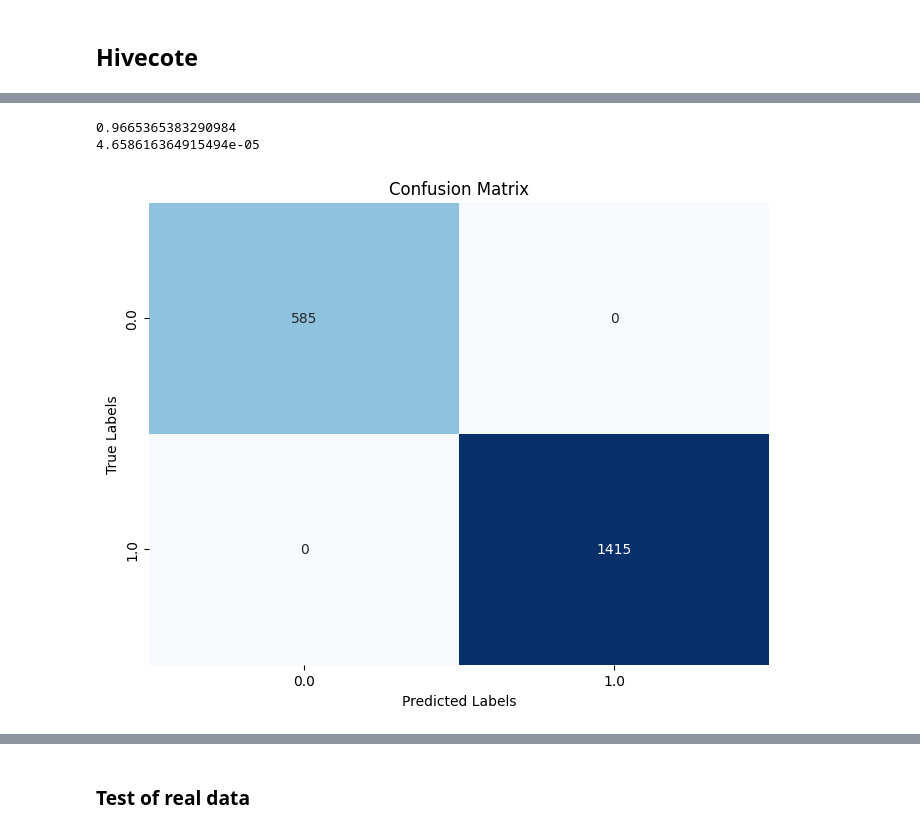
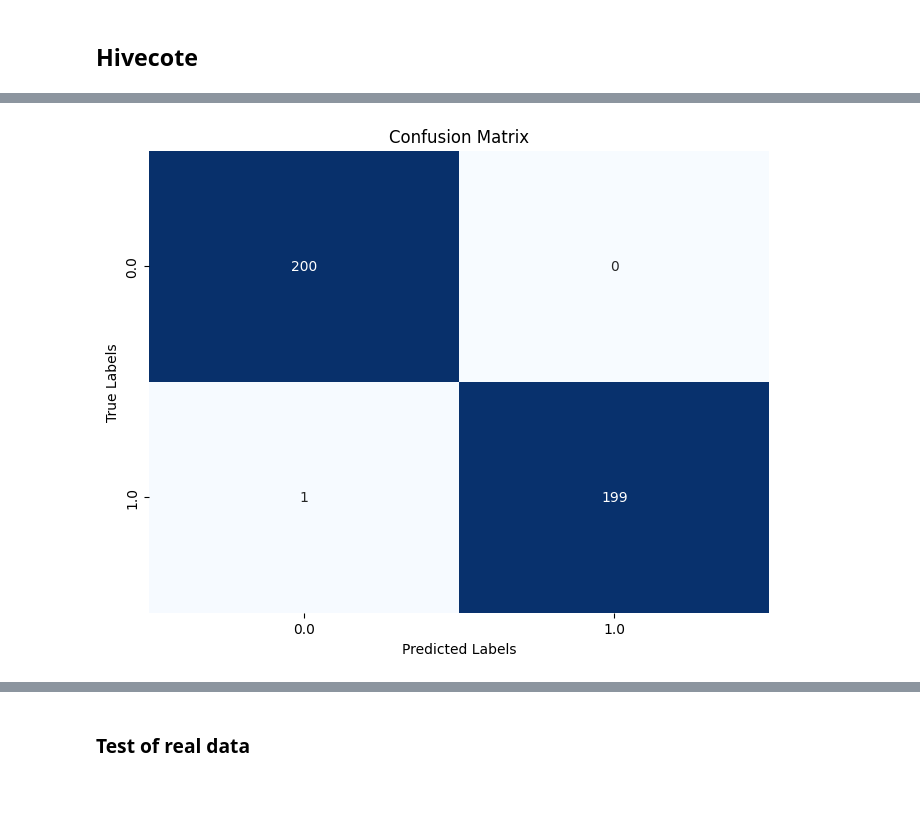
Before and after one commit to Whitesheep18/retinal-ecap-detection, a Jupyter notebook: mlp_spike_detection/hivecotev2.ipynb, the cells around one changed output, grey strips where cells are left out. Cells and saved outputs as stored; diff of their text form; code cells hidden in the pictures; blank space fills up the shorter version.

```diff
--- a/mlp_spike_detection/hivecotev2.ipynb
+++ b/mlp_spike_detection/hivecotev2.ipynb
@@ -115,7 +112,7 @@ def cutoff_SA(data, eye_index, start, sa_length, offset, no_sa):
 
     return processed_eye
 # %%
-def confusion_matrix(y_test,y_pred):
+def conf_matrix(y_test,y_pred):
     cm = confusion_matrix(y_test, y_pred)
 
     # Plot confusion matrix
@@ -129,8 +126,8 @@ def confusion_matrix(y_test,y_pred):
 # %% [markdown]
 ## Hivecote
 # %%
-data = np.load('X_10000.npy')
-labels = np.load('y_10000.npy')
+data = np.load('X_AP_level=5.npy')
+labels = np.load('y_class_AP_level=5.npy')
 
 # Shuffle the data and create train-test split
 data_train, data_test, labels_train, labels_test = train_test_split(
@@ -149,5 +146,5 @@ plot_labels(data_train_3d,labels_train)
 # %%
-classifier = HIVECOTEV2(time_limit_in_minutes=3,verbose=1)
+classifier = HIVECOTEV2(time_limit_in_minutes=2,verbose=1)
 classifier.fit(data_train_3d, labels_train_series)
 y_pred = classifier.predict(data_test_3d)
 
@@ -171,13 +169,7 @@ Accuracy: 1.0
-# %%
-print(0.9915270553875782**4)
-print(0.08261601388218773**4)
-# %% [output]
-0.9665365383290984
-4.658616364915494e-05
 # %%
-confusion_matrix(labels_test, y_pred)
+conf_matrix(labels_test, y_pred)
 # %% [output]
-[figure, old version]
+[figure, new version]
 # %%
 plot_incorrect_classifications(data_test_3d,labels_test,y_pred)
 # %% [output]
```
Also changed, not shown: parts of 5 cells of this notebook.
